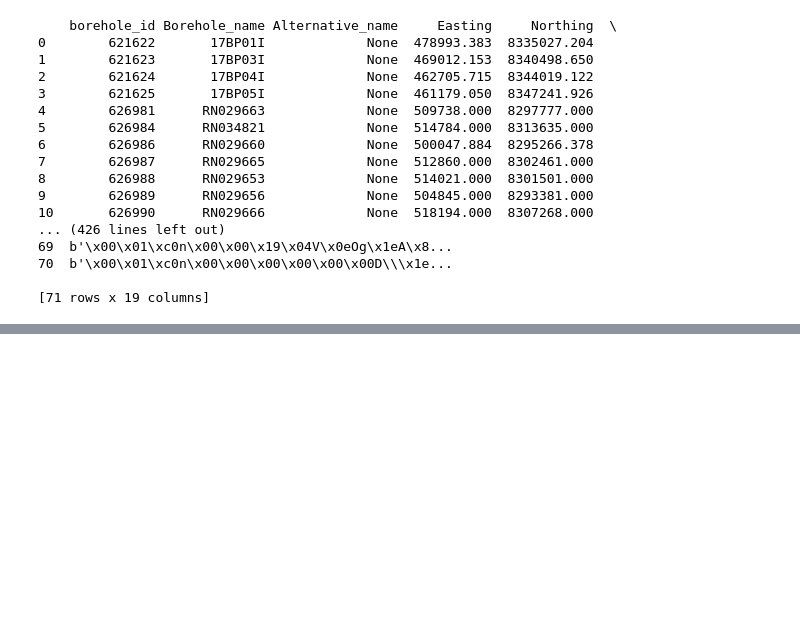
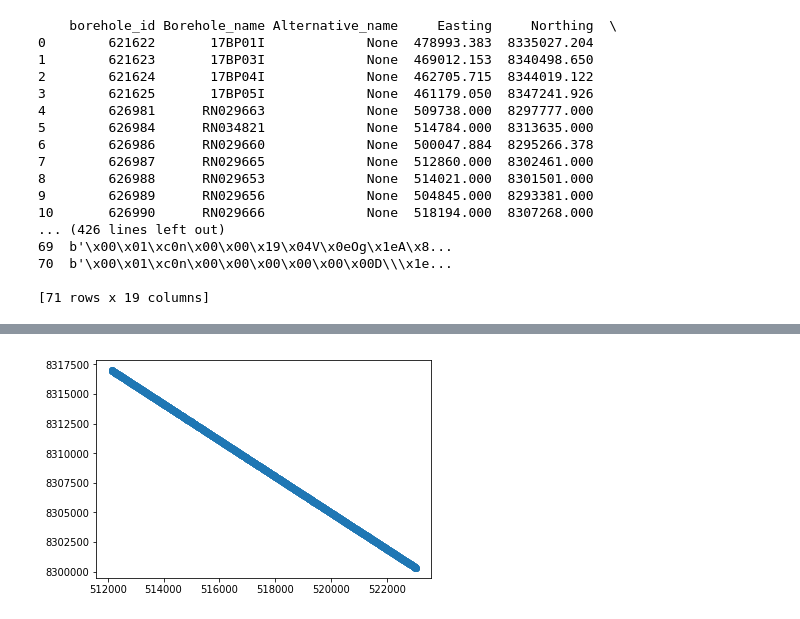
Before and after one commit to GeoscienceAustralia/hydrogeol_utils, a Jupyter notebook: notebooks/plotting_CGI_vs_NBC.ipynb, the cells around one changed output, grey strips where cells are left out. Drawn from its saved outputs; the diff is of its cells as text; code cells hidden in the pictures; blank space fills up the shorter version.

Commit message:
continued development to plotting and new notebooks

```diff
--- a/notebooks/plotting_CGI_vs_NBC.ipynb
+++ b/notebooks/plotting_CGI_vs_NBC.ipynb
@@ -93,29 +97,39 @@ ek_cond = netCDF4.Dataset(cond_path)
 # %%
-# This cell is for curly lines
+# Import data
 
+# Ddefine the header
 header = ['easting', 'northing', 'elevation_centre',
           'elevation', 'conductivity']
 
-indir = r"\\prod.lan\active\proj\futurex\East_Kimberley\Data\Processed\Geophysics\AEM\CGI_OB_3D_AEM_models\delivered\20190523\OrdKeep"
+# Map directory with the CGI AEM data
+indir = r"\\prod.lan\active\proj\futurex\East_Kimberley\Data\Processed\Geophysics\AEM\CGI_OB_3D_AEM_models\delivered\20190617\Keep_L315901_unfiltered_xyzzc"
 
+# Create an empty dictionary into which the data will be saved
 CGI_gridded_data = {}
 
+# If you only want to plot a single file then uncomment this row
 #custom_files = ['Keep_L800602_xyzzc.txt']
 
+# Iterate through directories, sub-directories and files
 for dirpath, dirnames, filenames in os.walk(indir):
     #for filename in [f for f in filenames if f in custom_files]:
     for filename in [f for f in filenames if f.endswith('_xyzzc.txt')]:
         print(filename)
+        # Get the line from the filename
         line= int(filename.split('_')[1][1:])
+
+        # Map the absolute path to the file
         file = os.path.join(dirpath, filename)
 
         # Load the gridded column into the dictionary
+        #Lex sort file first on easting, then on elevation
         CGI_conductivity = AEM_utils.parse_gridded_conductivity_file(file, header,
                                                                      null=1e-08,
                                                                      lex_sort = True,
                                                                      sort_inds = [3,0])
-        ## Griddify
+        ## Griddify based on our knoledge of the structure of the data
         CGI_gridded_data[line] = AEM_utils.griddify_xyz(CGI_conductivity)
 
+# Define lines
 lines = list(CGI_gridded_data.keys())
 # %% [output]
@@ -144,6 +192,6 @@ plots.EM_varibles  = ['data_values_by_low_moment_gate', 'data_values_by_high_mom
 # Define the resolution of th sections
 xres, yres = 10., 3.
 # %%
-# Grid the line but leave it in memory
-gridded_variables = plots.grid_variables(xres = xres, yres =yres, lines=list(lines), smoothed=False,
+# Grid the NBC and save it in memory
+NBC_gridded_variables = plots.grid_variables(xres = xres, yres =yres, lines=list(lines), smoothed=False,
                                           resampling_method = 'linear', save_hdf5 = False, return_dict = True)
@@ -243,0 +320,16 @@ for item in df_induction['borehole_id'].unique():
+# %%
+# Here we the processes below on multiple lines.
+# THis can be batched up but we recommend visualising the lines to ensure they are done in the best way possible
+
+line = lines[0]
+# %%
+# Out first move is to slice the NBC lines to the range of the
+# CGi lines. This slice can be done with eating and northin and plotting it is
+# the best way to decide what is most appropriate
+
+plt.scatter(NBC_gridded_variables[line]['easting'],
+            NBC_gridded_variables[line]['northing'])
+
+plt.show()
+# %% [output]
+[figure, added]
```
Also changed, not shown: parts of 35 cells of this notebook, 8 other files.
